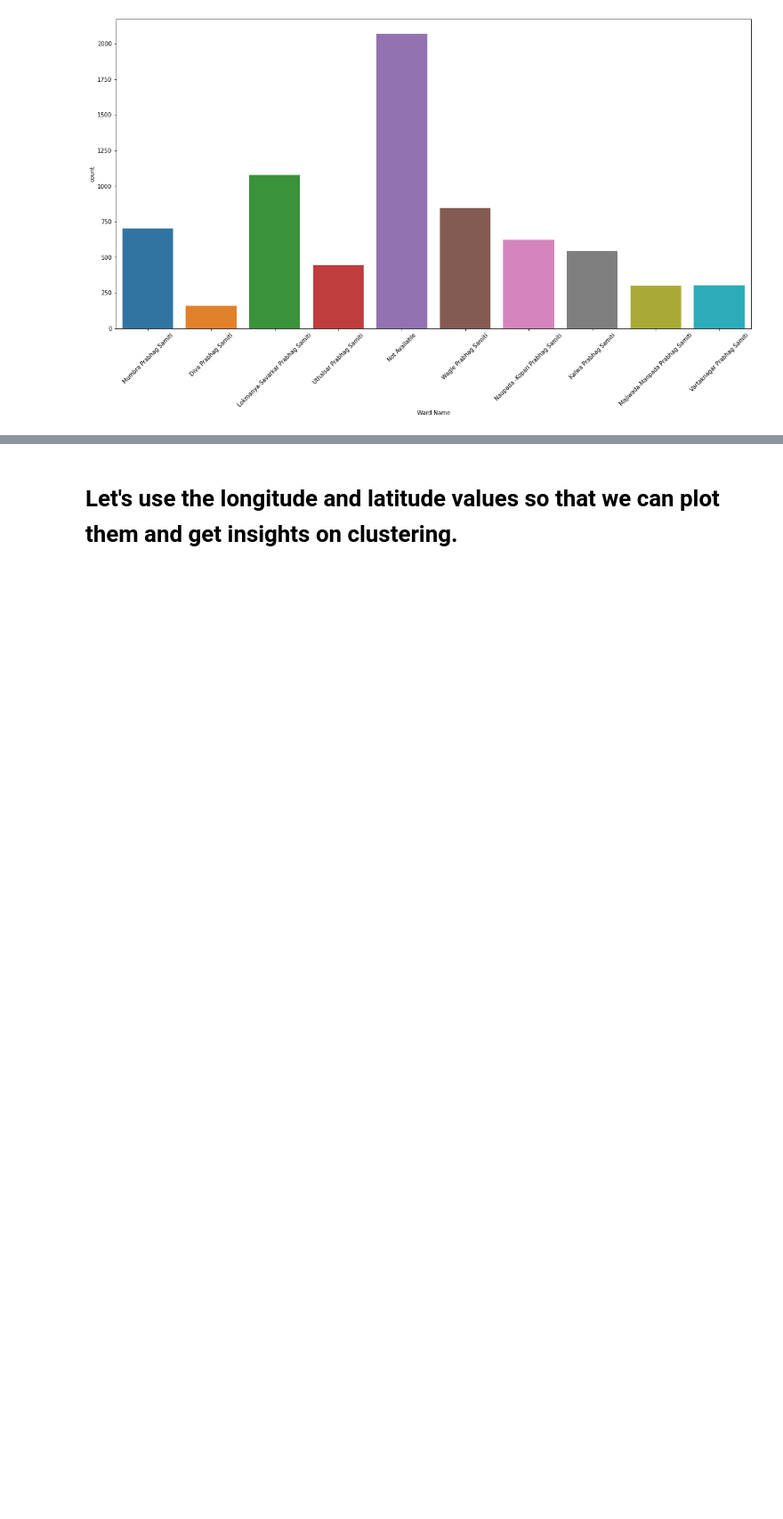
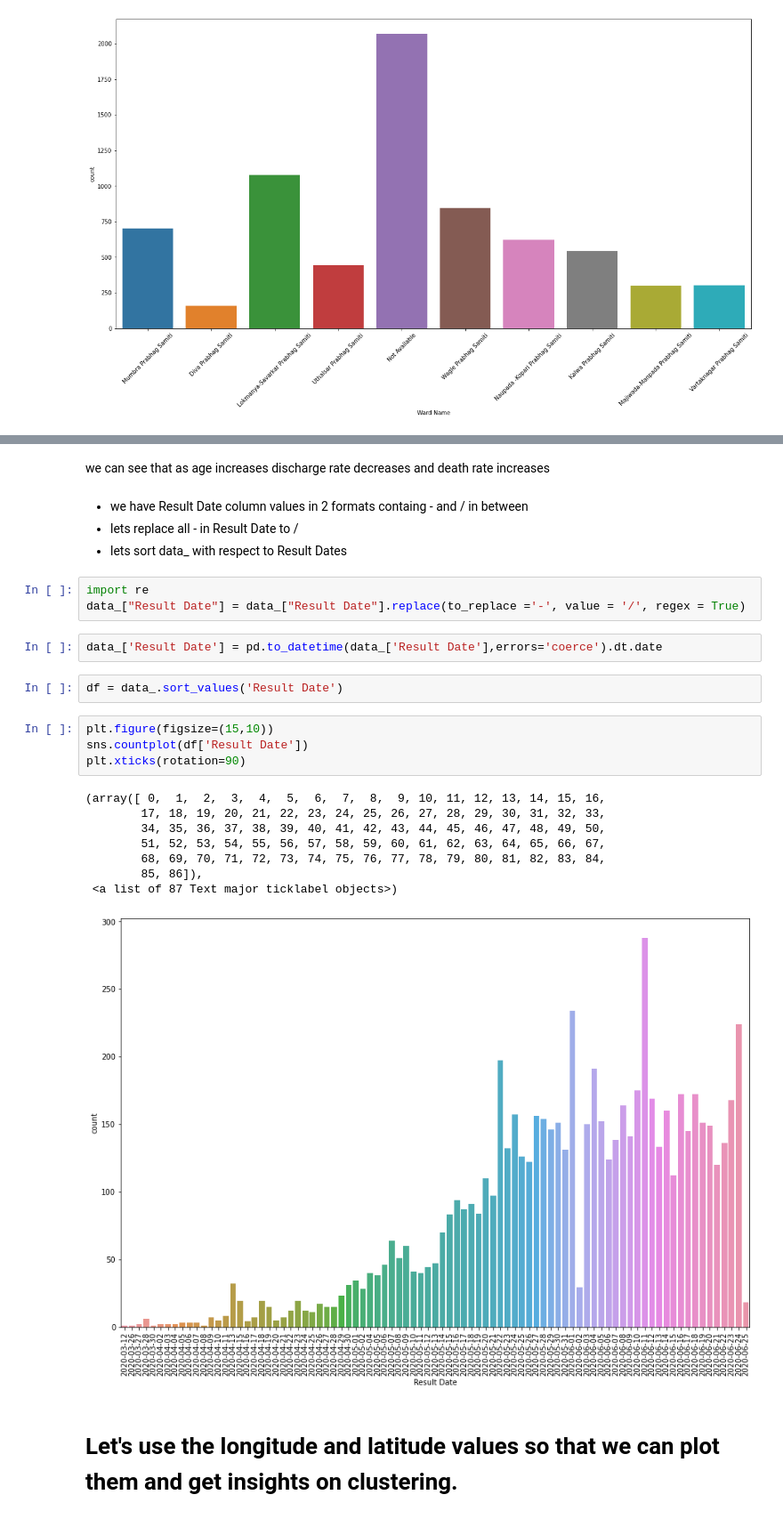
Before and after one commit to sushilbagate876/CovidPatient-Thane, a Jupyter notebook: covidpatient-thane.ipynb, the cells around one changed output, grey strips where cells are left out. Shown: that part at 89% size. Drawn from its saved outputs; the diff is of its cells as text; blank space fills up the shorter version.

```diff
--- a/covidpatient-thane.ipynb
+++ b/covidpatient-thane.ipynb
@@ -175,3 +175,29 @@ we can see that older people are dying because of covid-19 younger people are ge
+# %% [markdown]
+we can see that as age increases discharge rate decreases and death rate increases
+# %% [markdown]
+* we have Result Date column values in 2 formats containg - and / in between
+* lets replace all - in Result Date to /
+* lets sort data_ with respect to Result Dates
+# %%
+import re
+data_["Result Date"] = data_["Result Date"].replace(to_replace ='-', value = '/', regex = True)
+# %%
+data_['Result Date'] = pd.to_datetime(data_['Result Date'],errors='coerce').dt.date
+# %%
+df = data_.sort_values('Result Date')
+# %%
+plt.figure(figsize=(15,10))
+sns.countplot(df['Result Date'])
+plt.xticks(rotation=90)
+# %% [output]
+(array([ 0,  1,  2,  3,  4,  5,  6,  7,  8,  9, 10, 11, 12, 13, 14, 15, 16,
+        17, 18, 19, 20, 21, 22, 23, 24, 25, 26, 27, 28, 29, 30, 31, 32, 33,
+        34, 35, 36, 37, 38, 39, 40, 41, 42, 43, 44, 45, 46, 47, 48, 49, 50,
+        51, 52, 53, 54, 55, 56, 57, 58, 59, 60, 61, 62, 63, 64, 65, 66, 67,
+        68, 69, 70, 71, 72, 73, 74, 75, 76, 77, 78, 79, 80, 81, 82, 83, 84,
+        85, 86]),
+ <a list of 87 Text major ticklabel objects>)
+[figure, added]
 # %% [markdown]
 # Let's use the longitude and latitude values so that we can plot them and get insights on clustering.
 # %%
```
Also changed, not shown: parts of 10 cells of this notebook.
